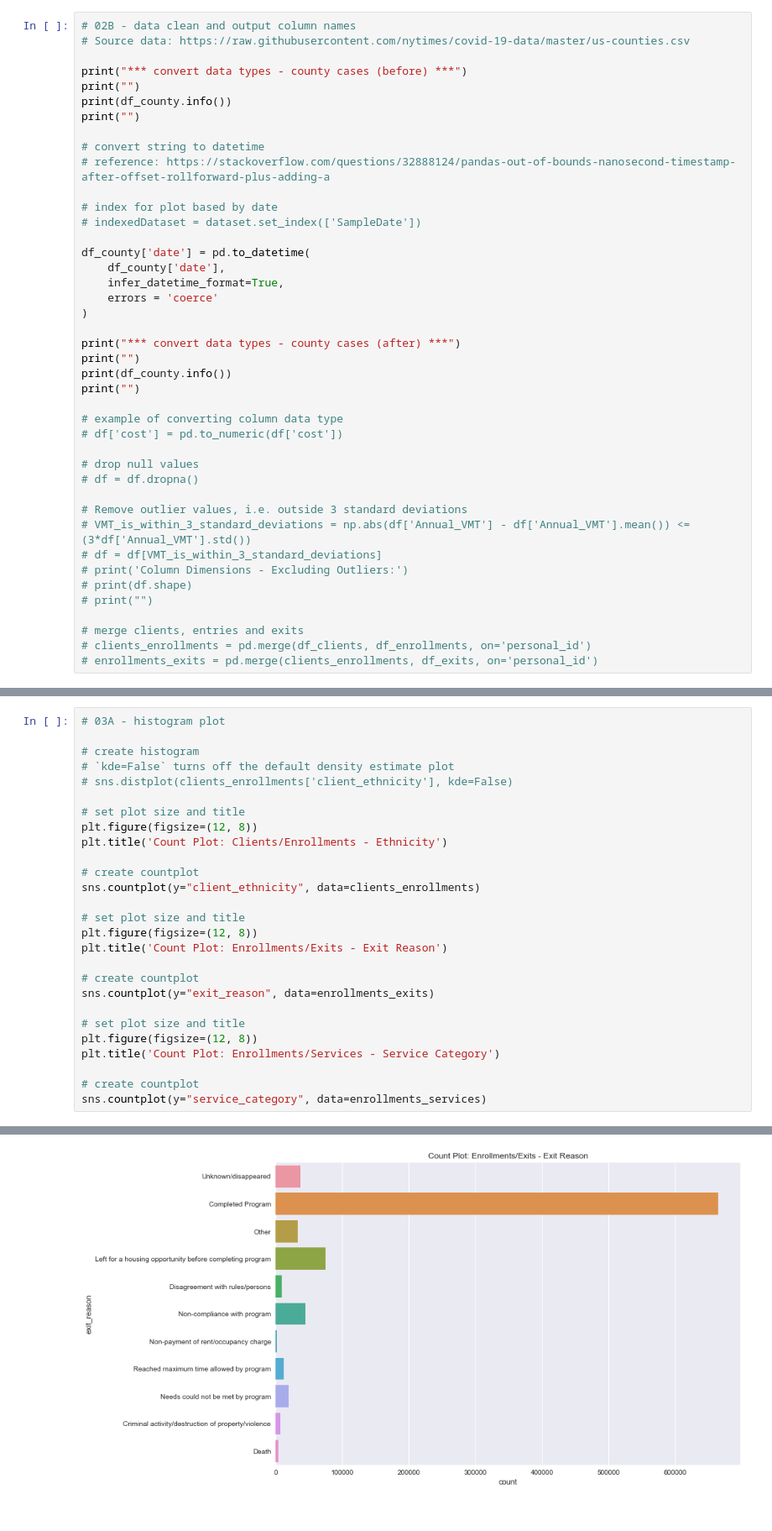
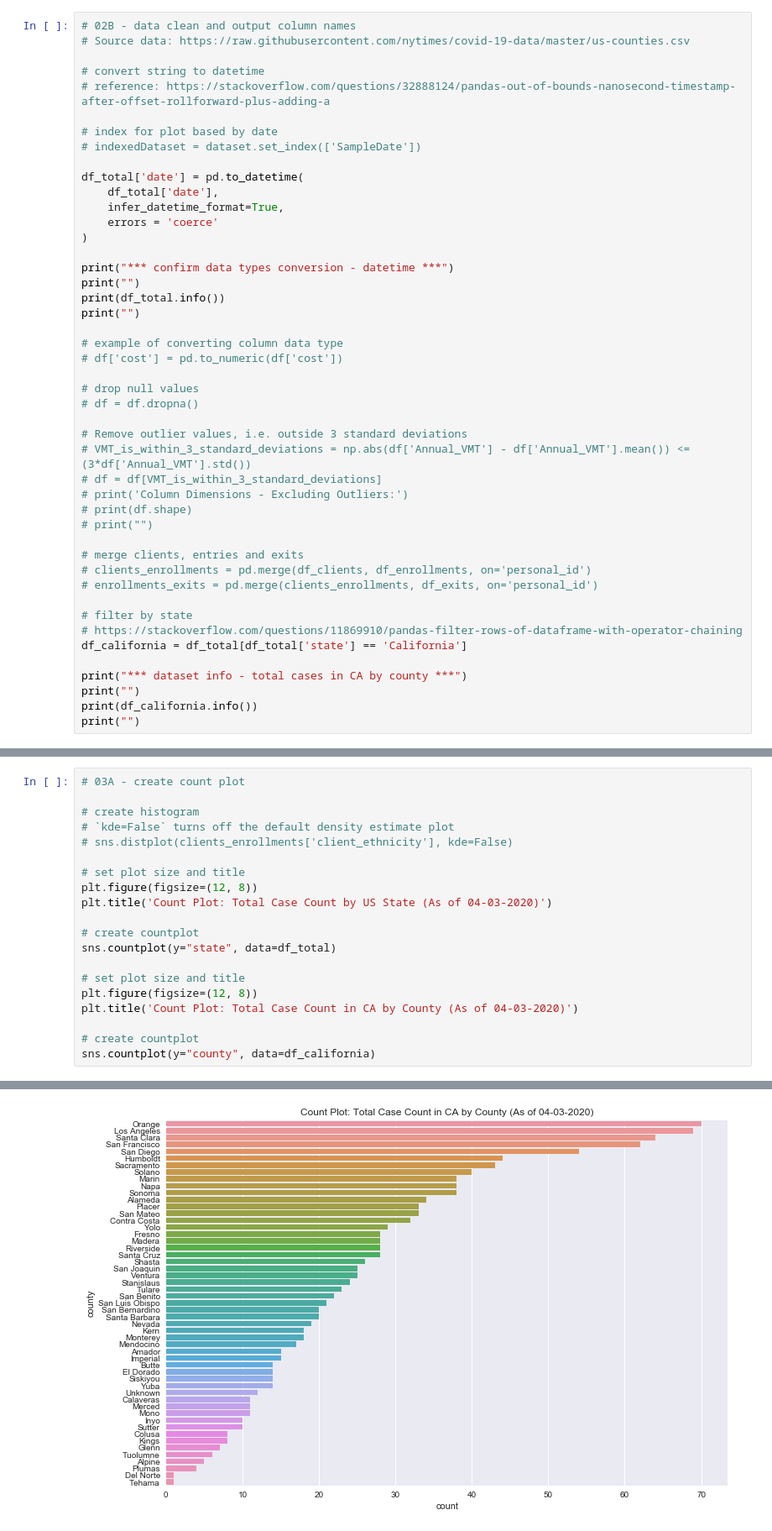
Before and after one commit to walteryu/code4sac, a Jupyter notebook: covid/covid_analysis.ipynb, the cells around one changed output, grey strips where cells are left out. Shown at 84% size. Saved outputs shown, nothing was run; the diff lists cells and outputs as text.

```diff
--- a/covid/covid_analysis.ipynb
+++ b/covid/covid_analysis.ipynb
@@ -210,11 +205,6 @@ Name: cases, dtype: float64
 # %%
 # 02B - data clean and output column names
 # Source data: https://raw.githubusercontent.com/nytimes/covid-19-data/master/us-counties.csv
-
-print("*** convert data types - county cases (before) ***")
-print("")
-print(df_county.info())
-print("")
 
 # convert string to datetime
 # reference: https://stackoverflow.com/questions/32888124/pandas-out-of-bounds-nanosecond-timestamp-after-offset-rollforward-plus-adding-a
@@ -222,15 +212,15 @@ print("")
 # index for plot based by date
 # indexedDataset = dataset.set_index(['SampleDate'])
 
-df_county['date'] = pd.to_datetime(
-    df_county['date'],
+df_total['date'] = pd.to_datetime(
+    df_total['date'],
     infer_datetime_format=True,
     errors = 'coerce'
 )
 
-print("*** convert data types - county cases (after) ***")
+print("*** confirm data types conversion - datetime ***")
 print("")
-print(df_county.info())
+print(df_total.info())
 print("")
 
 # example of converting column data type
@@ -249,4 +239,13 @@ print("")
 # merge clients, entries and exits
 # clients_enrollments = pd.merge(df_clients, df_enrollments, on='personal_id')
 # enrollments_exits = pd.merge(clients_enrollments, df_exits, on='personal_id')
+
+# filter by state
+# https://stackoverflow.com/questions/11869910/pandas-filter-rows-of-dataframe-with-operator-chaining
+df_california = df_total[df_total['state'] == 'California']
+
+print("*** dataset info - total cases in CA by county ***")
+print("")
+print(df_california.info())
+print("")
 # %% [output]
@@ -321,7 +289,7 @@ Please run code cells below with the "run" button located in the top menu. Cells
 * How to sort a DataFrame
 * How to create a box plot
 # %%
-# 03A - histogram plot
+# 03A - create count plot
 
 # create histogram
 # `kde=False` turns off the default density estimate plot
@@ -329,23 +297,16 @@ Please run code cells below with the "run" button located in the top menu. Cells
 
 # set plot size and title
 plt.figure(figsize=(12, 8))
-plt.title('Count Plot: Clients/Enrollments - Ethnicity')
+plt.title('Count Plot: Total Case Count by US State (As of 04-03-2020)')
 
 # create countplot
-sns.countplot(y="client_ethnicity", data=clients_enrollments)
+sns.countplot(y="state", data=df_total)
 
 # set plot size and title
 plt.figure(figsize=(12, 8))
-plt.title('Count Plot: Enrollments/Exits - Exit Reason')
+plt.title('Count Plot: Total Case Count in CA by County (As of 04-03-2020)')
 
 # create countplot
-sns.countplot(y="exit_reason", data=enrollments_exits)
-
-# set plot size and title
-plt.figure(figsize=(12, 8))
-plt.title('Count Plot: Enrollments/Services - Service Category')
-
-# create countplot
-sns.countplot(y="service_category", data=enrollments_services)
+sns.countplot(y="county", data=df_california)
 # %% [output]
 <matplotlib.axes._subplots.AxesSubplot at 0x...>
@@ -353 +314 @@ sns.countplot(y="service_category", data=enrollments_services)
-[figure, old version]
+[figure, new version]
```
Also changed, not shown: parts of 15 cells of this notebook.
